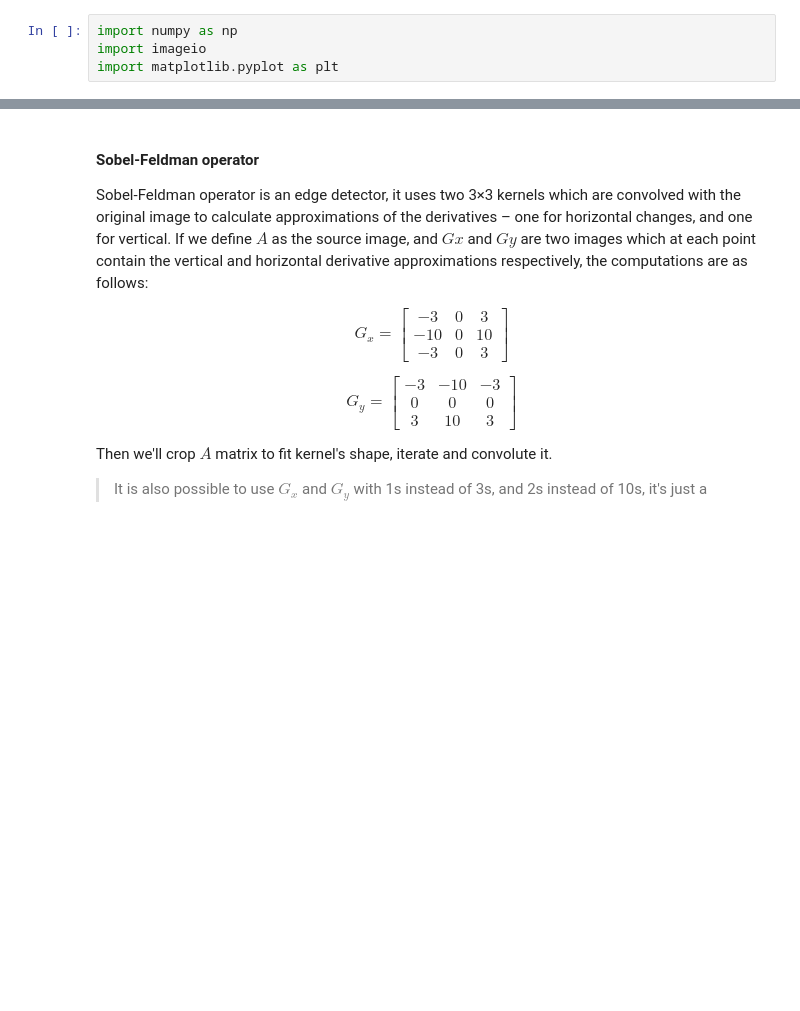
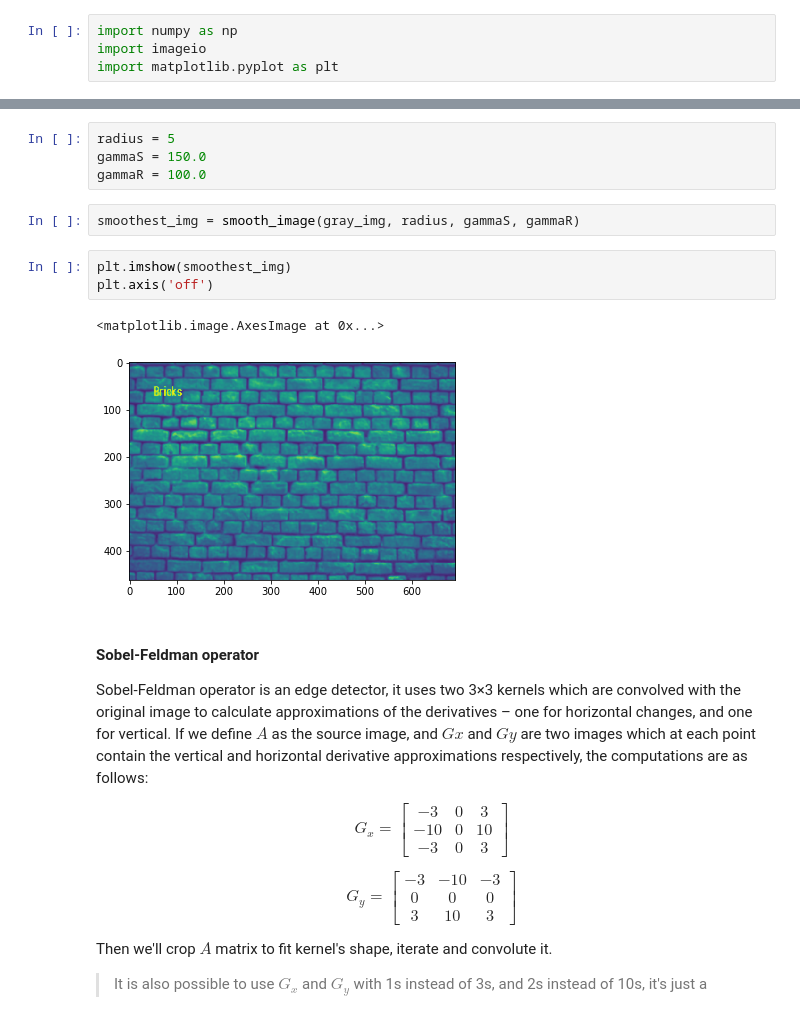
Before and after one commit to vitorgt/NormalMapping, a Jupyter notebook: src/nm.ipynb, the cells around one changed output, grey strips where cells are left out. Saved outputs shown, nothing was run; the diff lists cells and outputs as text; blank space fills up the shorter version.

```diff
--- a/src/nm.ipynb
+++ b/src/nm.ipynb
@@ -34,3 +124,15 @@ def scale(image, c=0, d=255):
+# %%
+radius = 5
+gammaS = 150.0
+gammaR = 100.0
+# %%
+smoothest_img = smooth_image(gray_img, radius, gammaS, gammaR)
+# %%
+plt.imshow(smoothest_img)
+plt.axis('off')
+# %% [output]
+<matplotlib.image.AxesImage at 0x...>
+[figure, added]
 # %% [markdown]
 #### Sobel-Feldman operator
 
```
Also changed, not shown: parts of 19 cells of this notebook.
